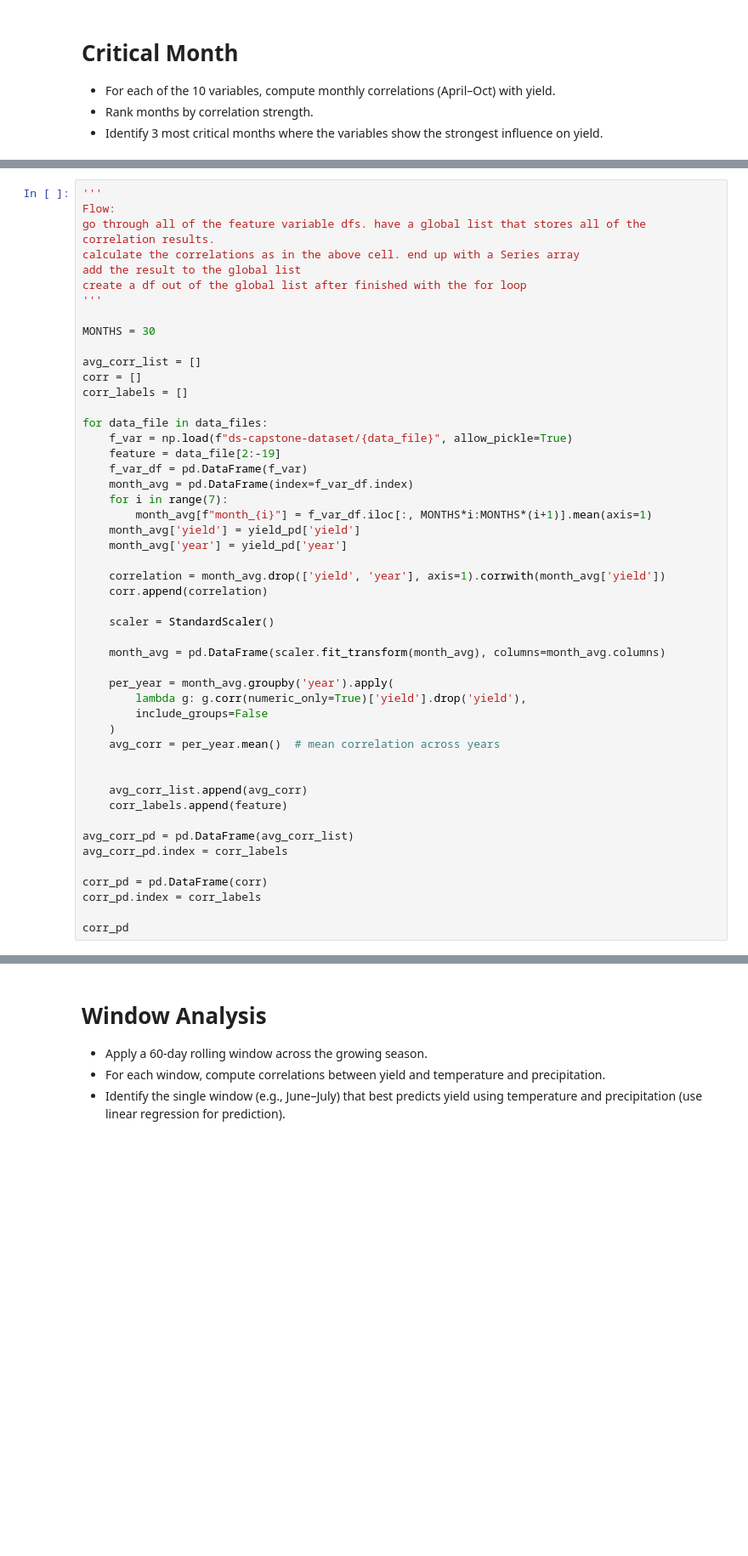
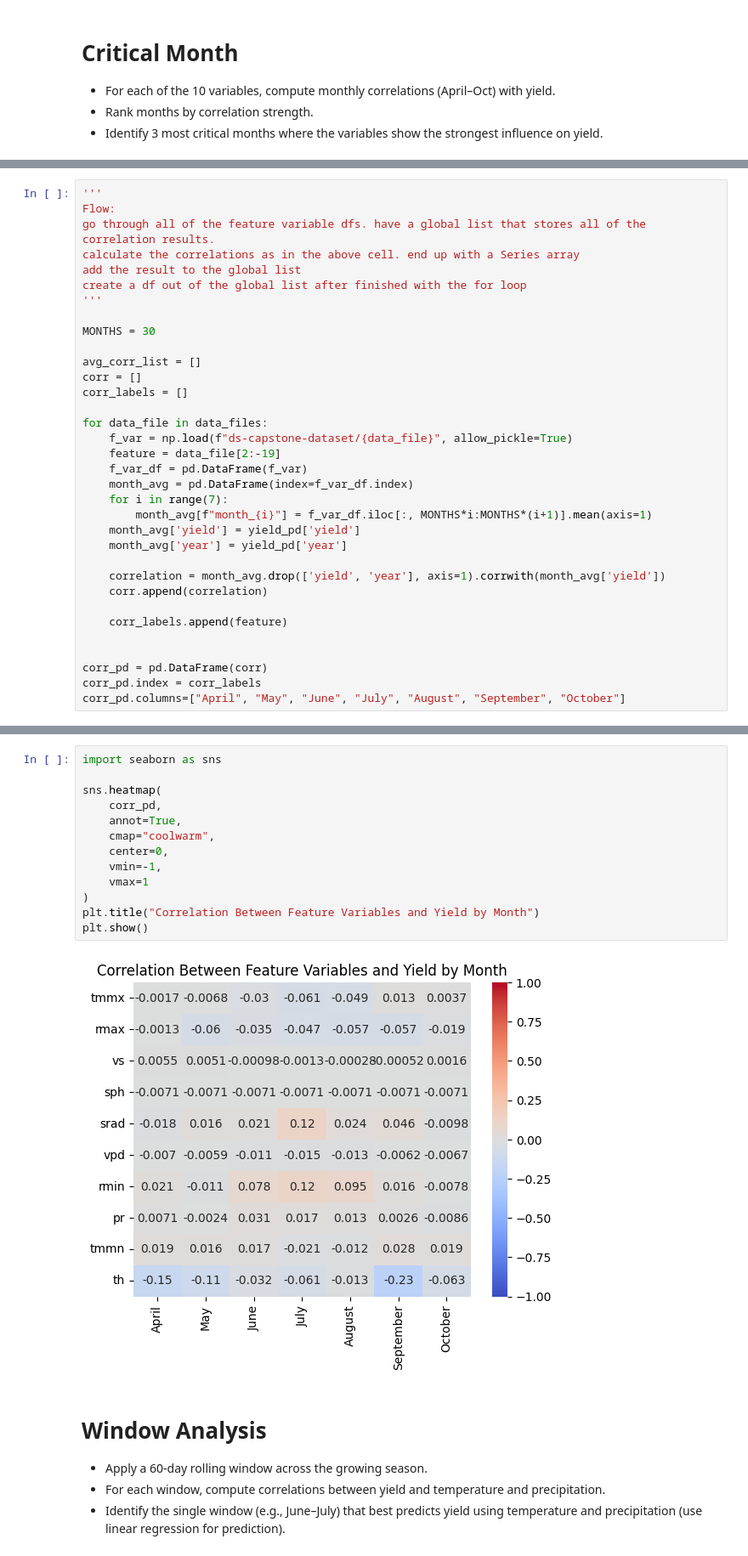
Before and after one commit to baekka1/Crop-Yield-Prediction, a Jupyter notebook: Notebooks/Week2_Tasks/q3_analyze_weather_windows.ipynb, the cells around one changed output, grey strips where cells are left out. Shown at 85% size. Cells and saved outputs as stored; diff of their text form; blank space fills up the shorter version.

```diff
--- a/Notebooks/Week2_Tasks/q3_analyze_weather_windows.ipynb
+++ b/Notebooks/Week2_Tasks/q3_analyze_weather_windows.ipynb
@@ -204,24 +104,9 @@ for data_file in data_files:
     correlation = month_avg.drop(['yield', 'year'], axis=1).corrwith(month_avg['yield'])
     corr.append(correlation)
 
-    scaler = StandardScaler()
-
-    month_avg = pd.DataFrame(scaler.fit_transform(month_avg), columns=month_avg.columns)
-
-    per_year = month_avg.groupby('year').apply(
-        lambda g: g.corr(numeric_only=True)['yield'].drop('yield'),
-        include_groups=False
-    )
-    avg_corr = per_year.mean()  # mean correlation across years
-
-
-    avg_corr_list.append(avg_corr)
     corr_labels.append(feature)
 
-avg_corr_pd = pd.DataFrame(avg_corr_list)
-avg_corr_pd.index = corr_labels
 
 corr_pd = pd.DataFrame(corr)
 corr_pd.index = corr_labels
-
-corr_pd
+corr_pd.columns=["April", "May", "June", "July", "August", "September", "October"]
@@ -302,3 +113,18 @@ corr_pd
+# %%
+import seaborn as sns
+
+sns.heatmap(
+    corr_pd,
+    annot=True,
+    cmap="coolwarm",
+    center=0,
+    vmin=-1,
+    vmax=1
+)
+plt.title("Correlation Between Feature Variables and Yield by Month")
+plt.show()
+# %% [output]
+[figure, added]
 # %% [markdown]
 # Window Analysis
 - Apply a 60-day rolling window across the growing season.
```
Also changed, not shown: parts of 16 cells of this notebook.
